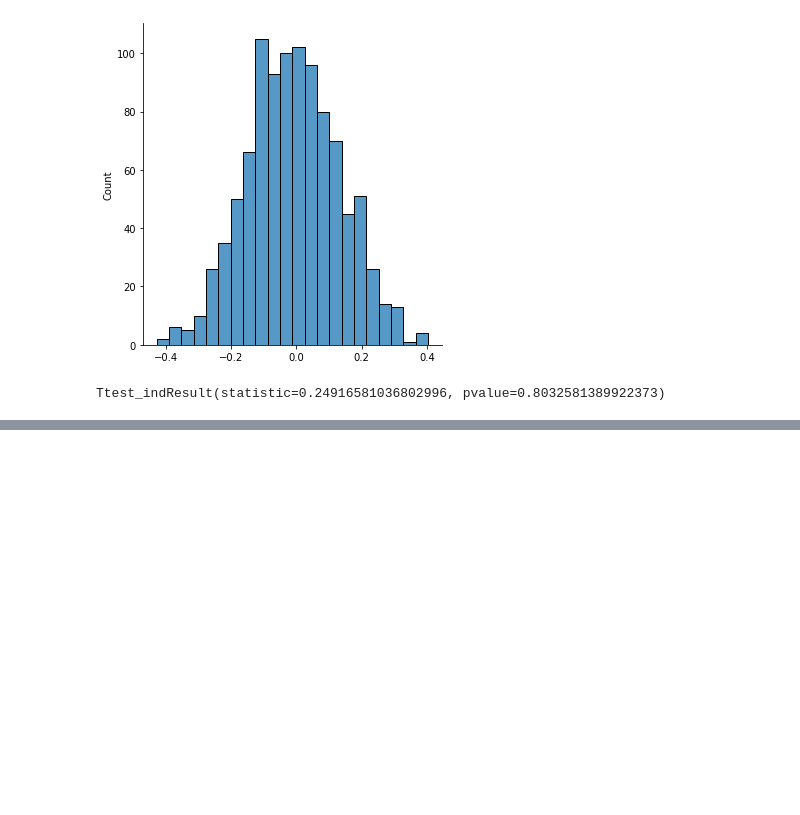
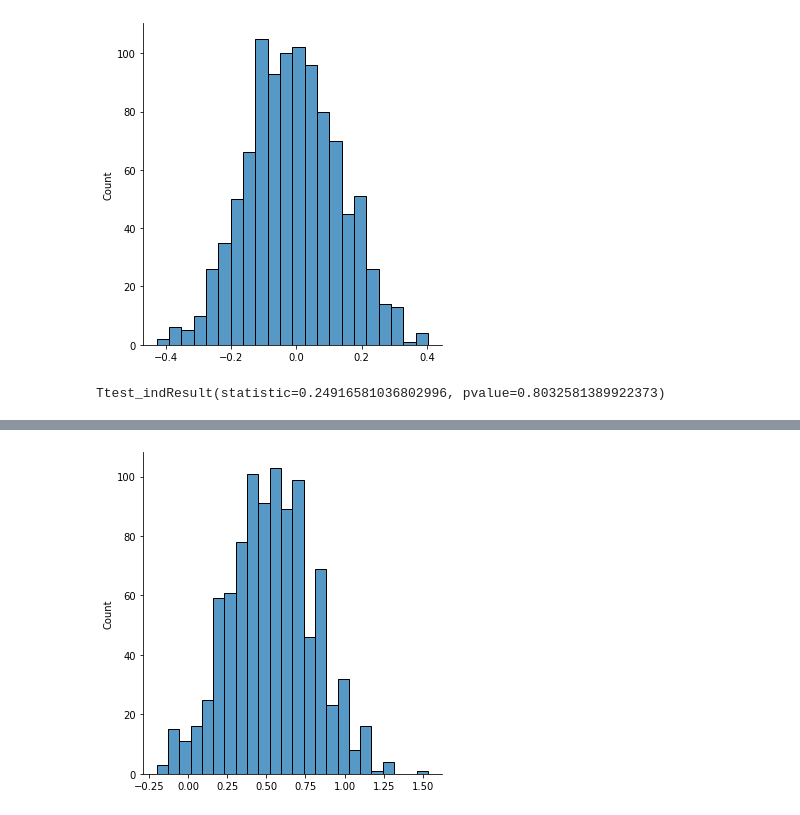
Before and after one commit to amspector100/stat248project, a Jupyter notebook: circular.ipynb, the cells around one changed output, grey strips where cells are left out. Cells and saved outputs as stored; diff of their text form; code cells hidden in the pictures; blank space fills up the shorter version.

```diff
--- a/circular.ipynb
+++ b/circular.ipynb
@@ -364,0 +361,98 @@ print(y[:5,2])
+# %%
+class BetterContractionCircularCoupler(ContractionCircularCoupler):
+    """
+    N : int
+        Number of samples
+    reps : int
+        Number of replications
+    """
+
+    def __init__(
+        self,
+        N,
+        reps,
+        dec=3
+    ):
+        self.N = N
+        self.reps = reps
+        self.dec = dec
+
+    def sample_next(self, seed, xprev):
+        """
+        Sample the next value
+        """
+        np.random.seed(seed)
+        # Add noise to previous x
+        width = 10**(-self.dec)
+        xprevtilde = xprev + np.random.uniform(
+            low=-width/2, high=width/2, size=(self.reps)
+        )
+        # Follow the initial chain
+        ystar = xprevtilde/2.0 + np.random.binomial(1, 0.5, size=(self.reps))
+        # Round
+        return np.around(ystar, self.dec)
+
+    def forward(self, x0s=None):
+        """
+        pi0 : np.ndarray
+            initial distribution, sums to 1
+        """
+        if x0s is None:
+            np.random.seed(0)
+            x0s = stats.beta.rvs(a=1, b=5, size=(self.reps,))
+            #x0s = np.random.uniform(high=2.0, size=(self.reps,))
+
+        # transitions
+        self.xs = [np.around(x0s, self.dec)]
+        for j in range(self.N - 1):
+            # Sample and append
+            xnext = self.sample_next(
+                seed=j, xprev=self.xs[-1]
+            )
+            self.xs.append(xnext)
+
+        # Make a numpy array
+        self.xs = np.array(self.xs)
+        return self.xs
+
+    def backward(self):
+
+        y0s = self.xs[-1]
+        self.ys = [y0s]
+        for j in range(self.N - 1):
+            ynext = self.sample_next(
+                seed=j, xprev=self.ys[-1]
+            )
+            self.ys.append(ynext)
+
+        self.ys = np.array(self.ys)
+        return self.ys
+
+    def compute_estimates(self, func=None):
+        """
+        pi is the stationary distribution
+        """
+        if func is None:
+            func = lambda x: x
+        func = np.vectorize(func)
+
+        theta = np.sum(func(np.arange(0, 1, 1/self.N)) * 1/self.N)
+        converged = self.ys[-1] == self.xs[-1]
+        if converged.sum() == 0:
+            raise ValueError("None of the circular chains converged")
+        else:
+            print(f"{int(converged.sum())} of the {self.reps} circular chains converged")
+        hatthetas = func(self.ys[:, converged]).mean(axis=0)
+        return hatthetas, theta
+
+
+
+### Actually run this
+sampler = BetterContractionCircularCoupler(N=15, reps=1000, dec=3)
+x = sampler.forward()
+y = sampler.backward()
+hatthetas, theta = sampler.compute_estimates(func=None)
+sns.displot(hatthetas - theta)
+sns.displot(y.reshape(-1))
+#plt.show()
+# %% [output]
@@ -364,0 +461 @@ print(y[:5,2])
+[figure, added]
```
Also changed, not shown: parts of 6 cells of this notebook.
